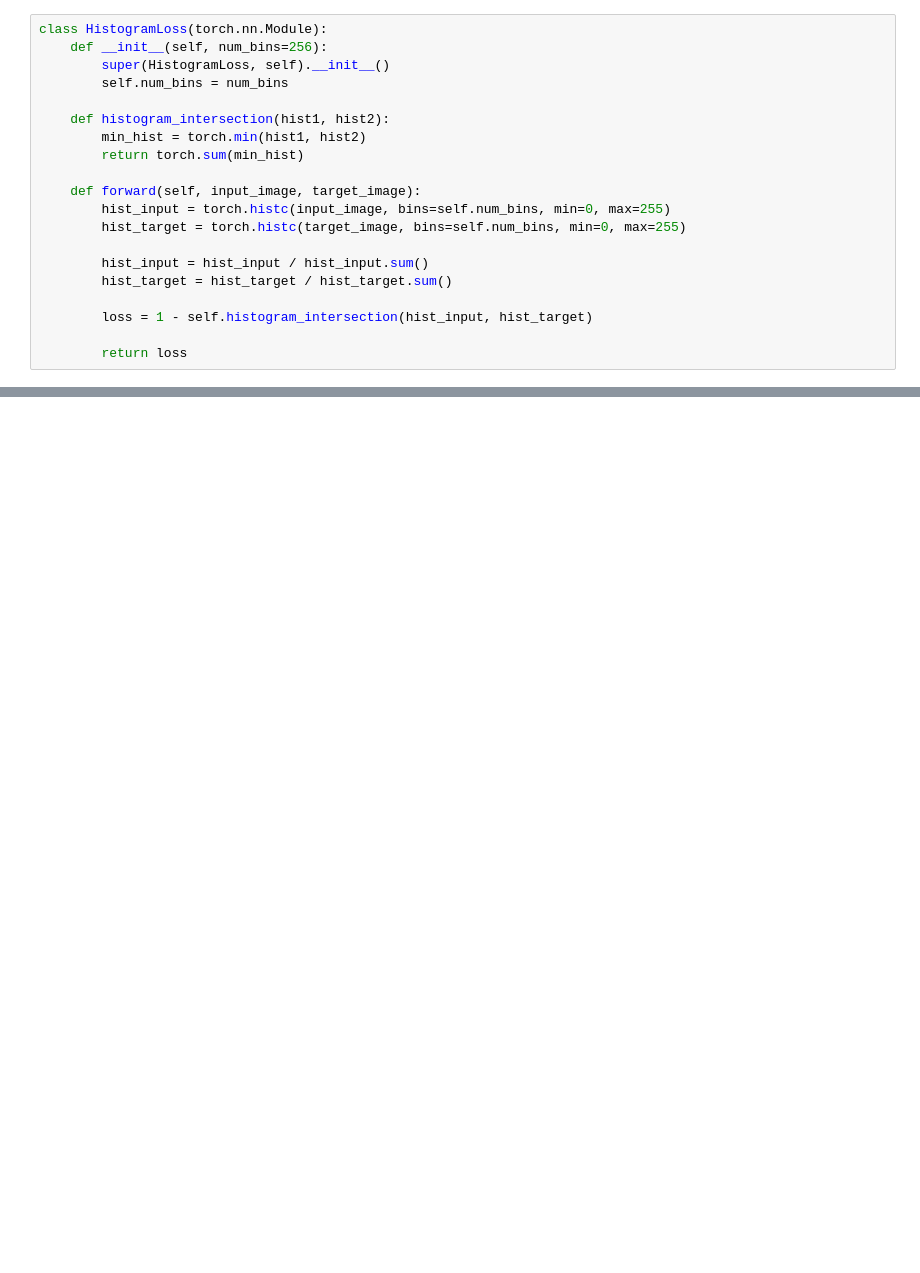
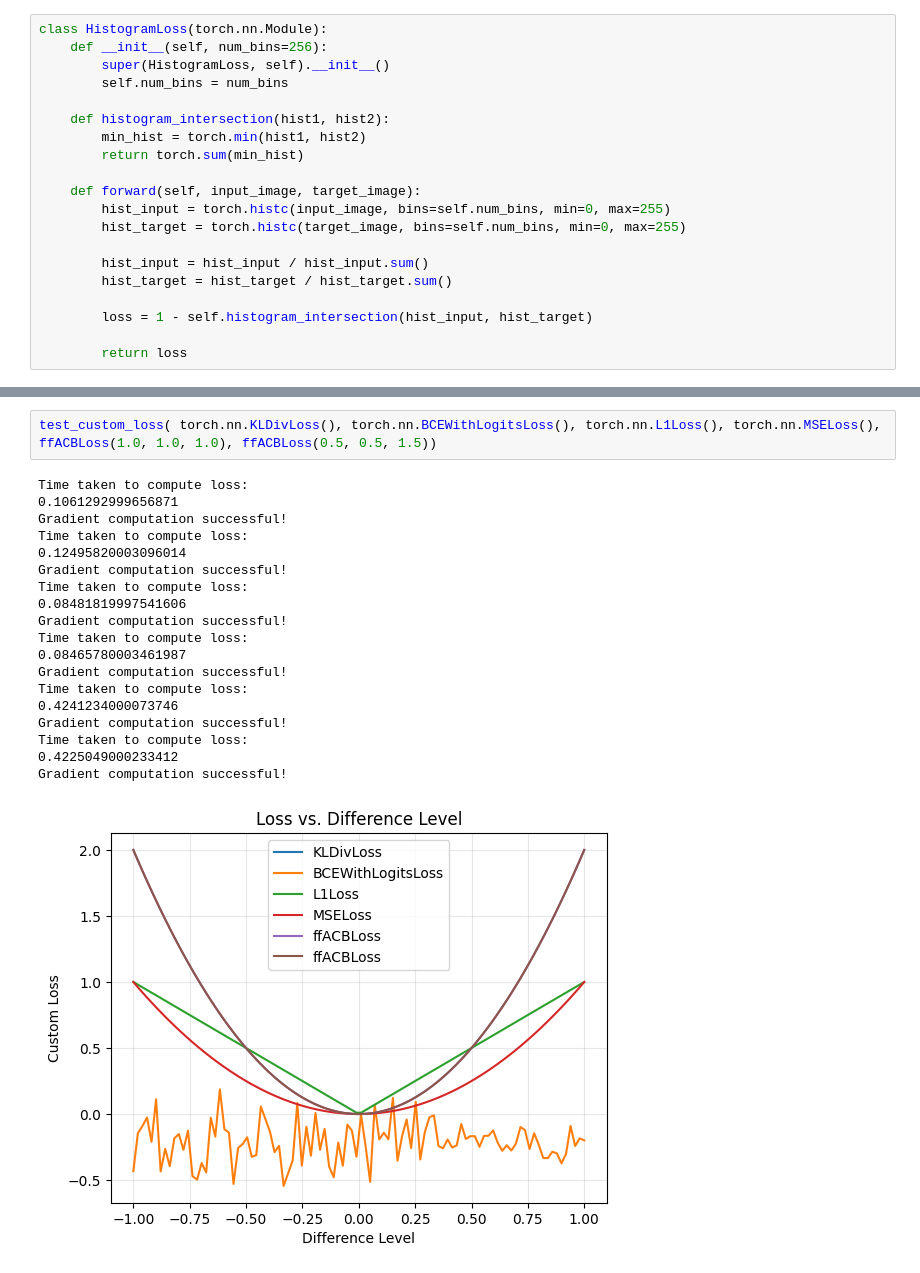
Before and after one commit to Adillwma/DeepClean3D, a Jupyter notebook: 3D Loss function building.ipynb, the cells around one changed output, grey strips where cells are left out. Drawn from its saved outputs; the diff is of its cells as text; blank space fills up the shorter version.

```diff
--- a/3D Loss function building.ipynb
+++ b/3D Loss function building.ipynb
@@ -41,0 +181,22 @@ Loss function cannot work with shape (batch, channel, x, y) Check loss fn code f
+# %%
+test_custom_loss( torch.nn.KLDivLoss(), torch.nn.BCEWithLogitsLoss(), torch.nn.L1Loss(), torch.nn.MSELoss(), ffACBLoss(1.0, 1.0, 1.0), ffACBLoss(0.5, 0.5, 1.5))
+# %% [output]
+Time taken to compute loss:
+0.1061292999656871
+Gradient computation successful!
+Time taken to compute loss:
+0.12495820003096014
+Gradient computation successful!
+Time taken to compute loss:
+0.08481819997541606
+Gradient computation successful!
+Time taken to compute loss:
+0.08465780003461987
+Gradient computation successful!
+Time taken to compute loss:
+0.4241234000073746
+Gradient computation successful!
+Time taken to compute loss:
+0.4225049000233412
+Gradient computation successful!
+[figure, added]
```
Also changed, not shown: parts of 4 cells of this notebook, 7 other files.
